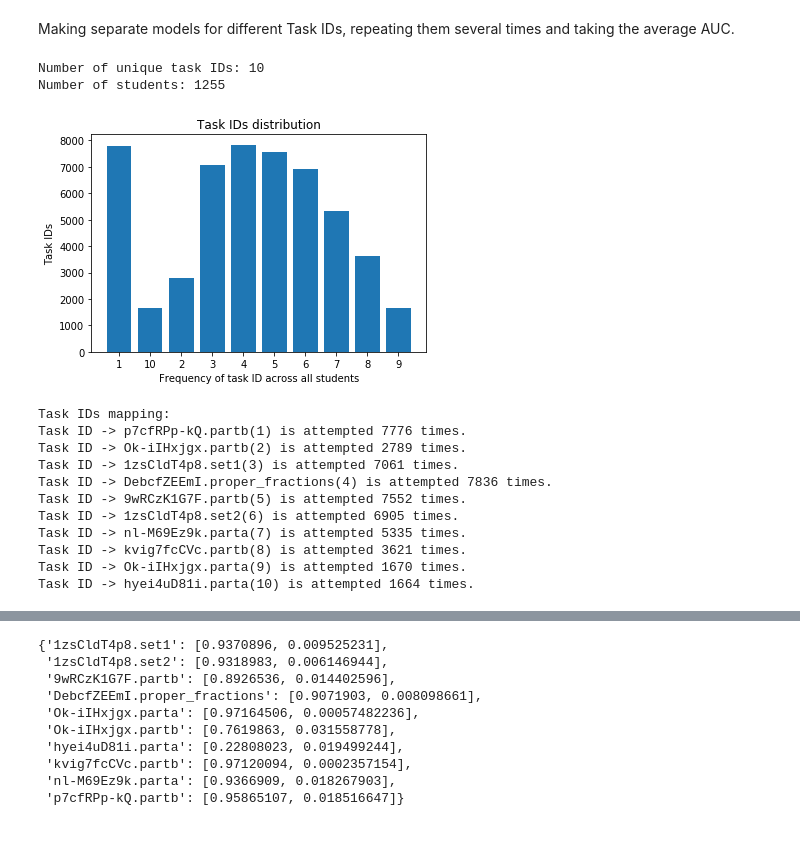
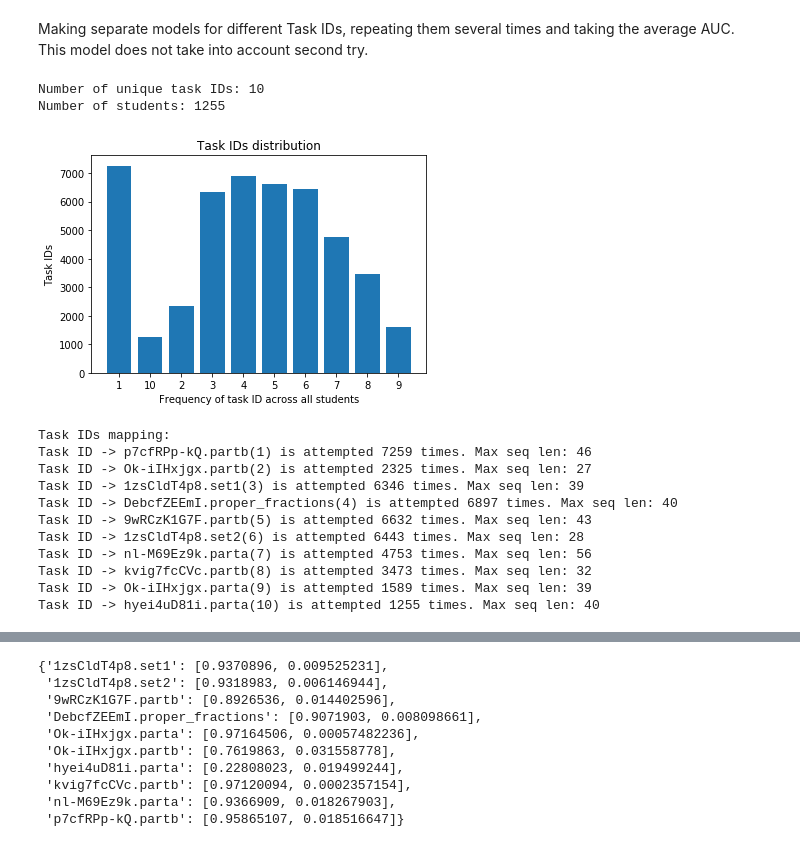
Before and after one commit to aroraakshit/deep_knowledge_tracing, a Jupyter notebook: notebooks/separate_models.ipynb, the cells around one changed output, grey strips where cells are left out. Drawn from its saved outputs; the diff is of its cells as text; code cells hidden in the pictures.

```diff
--- a/notebooks/separate_models.ipynb
+++ b/notebooks/separate_models.ipynb
@@ -1,5 +1,6 @@
 # %% [markdown]
-Making separate models for different Task IDs, repeating them several times and taking the average AUC.
+Making separate models for different Task IDs, repeating them several times and taking the average AUC.<br>
+This model does not take into account second try.
 # %%
 import json
 from sklearn.preprocessing import MultiLabelBinarizer
@@ -30,32 +31,46 @@ Number of students: 1255
 # %%
 #frequency distribution of taskids
 cnt2 = Counter()
 another_2 = {}
+seqlen_tasks = {}
+temp_seqlen = {}
 position_2 = 1
 for i in student_vectors:
+    for k in temp_seqlen:
+        temp_seqlen[k] = 0
     for j in student_vectors[i]:
-        if j['task_id'] not in another_2:
-            another_2[j['task_id']] = str(position_2)
-            position_2 = position_2 + 1
-        cnt2[another_2[j['task_id']]] += 1
+        if(j['second_try'] == False):
+            if j['task_id'] not in another_2:
+                another_2[j['task_id']] = str(position_2)
+                position_2 = position_2 + 1
+            if j['task_id'] not in seqlen_tasks:
+                seqlen_tasks[j['task_id']] = []
+
+            if j['task_id'] not in temp_seqlen:
+                temp_seqlen[j['task_id']] = 1
+            else:
+                temp_seqlen[j['task_id']] += 1
+            cnt2[another_2[j['task_id']]] += 1
+    for k in seqlen_tasks:
+        seqlen_tasks[k].append(temp_seqlen[k])
 plt.bar(cnt2.keys(), cnt2.values())
 plt.title("Task IDs distribution")
 plt.xlabel("Frequency of task ID across all students")
 plt.ylabel("Task IDs")
 plt.show()
 print("Task IDs mapping: ")
 for i in another_2:
-    print("Task ID -> "+str(i)+"("+str(another_2[i])+") is attempted " + str(cnt2[another_2[i]]) + " times.")
+    print("Task ID -> "+str(i)+"("+str(another_2[i])+") is attempted " + str(cnt2[another_2[i]]) + " times." + " Max seq len: "+str(max(seqlen_tasks[i])))
 # %% [output]
-[figure, old version]
+[figure, new version]
 Task IDs mapping:
-Task ID -> p7cfRPp-kQ.partb(1) is attempted 7776 times.
-Task ID -> Ok-iIHxjgx.partb(2) is attempted 2789 times.
-Task ID -> 1zsCldT4p8.set1(3) is attempted 7061 times.
-Task ID -> DebcfZEEmI.proper_fractions(4) is attempted 7836 times.
-Task ID -> 9wRCzK1G7F.partb(5) is attempted 7552 times.
-Task ID -> 1zsCldT4p8.set2(6) is attempted 6905 times.
-Task ID -> nl-M69Ez9k.parta(7) is attempted 5335 times.
-Task ID -> kvig7fcCVc.partb(8) is attempted 3621 times.
-Task ID -> Ok-iIHxjgx.parta(9) is attempted 1670 times.
-Task ID -> hyei4uD81i.parta(10) is attempted 1664 times.
+Task ID -> p7cfRPp-kQ.partb(1) is attempted 7259 times. Max seq len: 46
+Task ID -> Ok-iIHxjgx.partb(2) is attempted 2325 times. Max seq len: 27
+Task ID -> 1zsCldT4p8.set1(3) is attempted 6346 times. Max seq len: 39
+Task ID -> DebcfZEEmI.proper_fractions(4) is attempted 6897 times. Max seq len: 40
+Task ID -> 9wRCzK1G7F.partb(5) is attempted 6632 times. Max seq len: 43
+Task ID -> 1zsCldT4p8.set2(6) is attempted 6443 times. Max seq len: 28
+Task ID -> nl-M69Ez9k.parta(7) is attempted 4753 times. Max seq len: 56
+Task ID -> kvig7fcCVc.partb(8) is attempted 3473 times. Max seq len: 32
+Task ID -> Ok-iIHxjgx.parta(9) is attempted 1589 times. Max seq len: 39
+Task ID -> hyei4uD81i.parta(10) is attempted 1255 times. Max seq len: 40
```
Also changed, not shown: parts of 4 cells of this notebook, 1 other file.
